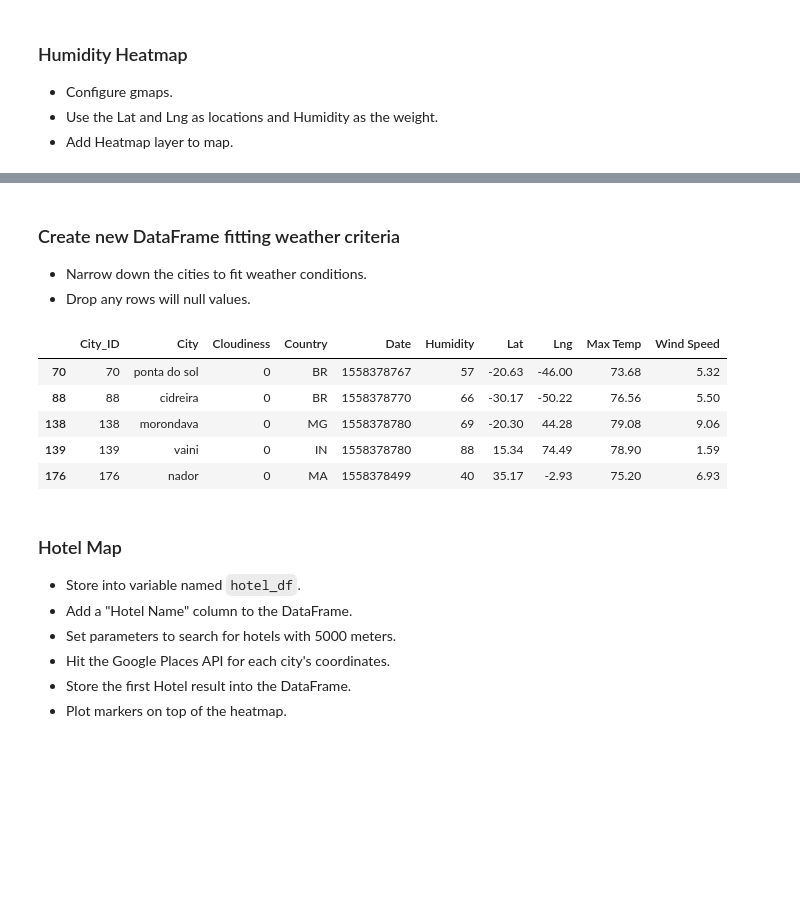
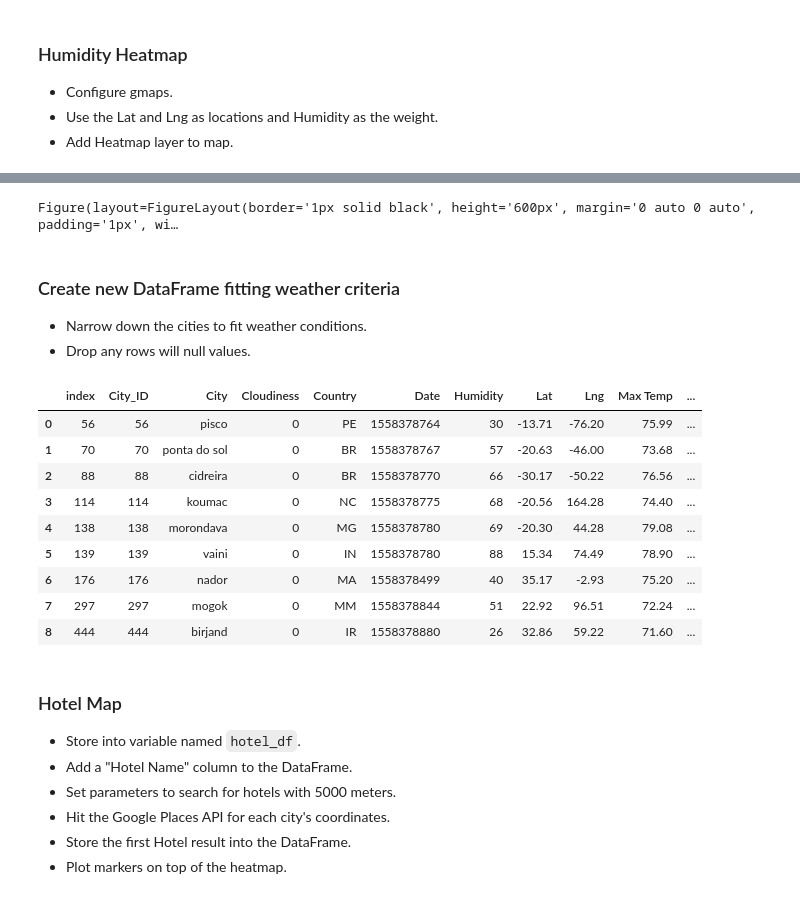
Before and after one commit to JohnGlendening/Python_API-Challenge, a Jupyter notebook: VacationPy/VacationPy.ipynb, the cells around one changed output, grey strips where cells are left out. Saved outputs shown, nothing was run; the diff lists cells and outputs as text; code cells hidden in the pictures; blank space fills up the shorter version.

```diff
--- a/VacationPy/VacationPy.ipynb
+++ b/VacationPy/VacationPy.ipynb
@@ -22,8 +22,8 @@ from api_keys import g_key
 ### Store Part I results into DataFrame
 * Load the csv exported in Part I to a DataFrame
 # %%
-cities_df = pd.read_csv('../output_data/cities.csv', index_col = False)
-cities_df
+cities_df = pd.read_csv('../output_data/cities.csv')
+cities_df.head()
 # %% [output]
 |  | City_ID | City | Cloudiness | Country | Date | Humidity | Lat | Lng | Max Temp | Wind Speed |
 | 0 | 0 | ostrovnoy | 2 | RU | 1558378754 | 72 | 68.05 | 39.51 | 37.50 | 7.16 |
@@ -64,23 +48,57 @@ fig
+# %%
+# Plot Heatmap
+figure_layout = {
+    'width': '900px',
+    'height': '600px',
+    'border': '1px solid black',
+    'padding': '1px',
+    'margin': '0 auto 0 auto'
+}
+
+# Use the gmaps.figure passing a zoom_level of 2 and a center point so the map displays properly at
+# a readable size
+fig = gmaps.figure(layout=figure_layout,zoom_level=2,center=(15,25))
+# Create heat layer
+heat_layer = gmaps.heatmap_layer(lat_lon, weights=humid,
+                                 dissipating=False, max_intensity=100,
+                                 point_radius=1.5)
+
+# Add heat layer
+fig.add_layer(heat_layer)
+
+# Display figure
+fig
+# %% [output]
+Figure(layout=FigureLayout(border='1px solid black', height='600px', margin='0 auto 0 auto', padding='1px', wi…
 # %% [markdown]
 ### Create new DataFrame fitting weather criteria
 * Narrow down the cities to fit weather conditions.
 * Drop any rows will null values.
 # %%
-# A max temperature lower than 80 degrees but higher than 74.
-# Wind speed less than 10 mph.
+# A max temperature lower than 80 degrees but higher than 70.
+# Wind speed less than 15 mph.
 # Zero cloudiness.
-address =  ['ponta do sol', 'cidreira', 'morondava']
-hotel_df = cities_df[(cities_df['Max Temp'] > 70) & (cities_df['Max Temp'] < 80)& (cities_df['Wind Speed'] < 10)& (cities_df['Cloudiness'] < 1)]
+crit_temperature = (cities_df['Max Temp'] > 70) & (cities_df['Max Temp'] < 80)
+crit_windSpeed = (cities_df['Wind Speed'] < 15)
+crit_cloudiness = (cities_df['Cloudiness'] == 0)
+final_criteria = crit_temperature & crit_windSpeed & crit_cloudiness
 
-hotel_clean_df = hotel_df.dropna()
-hotel_clean_df.head()
+# Use boolean indexing to filter the weather_df dataframe
+ideal_weather_df = cities_df[final_criteria]
+ideal_weather_df = ideal_weather_df.dropna()
+ideal_weather_df = ideal_weather_df.reset_index()
+ideal_weather_df.head(10)
 # %% [output]
-|  | City_ID | City | Cloudiness | Country | Date | Humidity | Lat | Lng | Max Temp | Wind Speed |
-| 70 | 70 | ponta do sol | 0 | BR | 1558378767 | 57 | -20.63 | -46.00 | 73.68 | 5.32 |
-| 88 | 88 | cidreira | 0 | BR | 1558378770 | 66 | -30.17 | -50.22 | 76.56 | 5.50 |
-| 138 | 138 | morondava | 0 | MG | 1558378780 | 69 | -20.30 | 44.28 | 79.08 | 9.06 |
-| 139 | 139 | vaini | 0 | IN | 1558378780 | 88 | 15.34 | 74.49 | 78.90 | 1.59 |
-| 176 | 176 | nador | 0 | MA | 1558378499 | 40 | 35.17 | -2.93 | 75.20 | 6.93 |
+|  | index | City_ID | City | Cloudiness | Country | Date | Humidity | Lat | Lng | Max Temp | ... |
+| 0 | 56 | 56 | pisco | 0 | PE | 1558378764 | 30 | -13.71 | -76.20 | 75.99 | ... |
+| 1 | 70 | 70 | ponta do sol | 0 | BR | 1558378767 | 57 | -20.63 | -46.00 | 73.68 | ... |
+| 2 | 88 | 88 | cidreira | 0 | BR | 1558378770 | 66 | -30.17 | -50.22 | 76.56 | ... |
+| 3 | 114 | 114 | koumac | 0 | NC | 1558378775 | 68 | -20.56 | 164.28 | 74.40 | ... |
+| 4 | 138 | 138 | morondava | 0 | MG | 1558378780 | 69 | -20.30 | 44.28 | 79.08 | ... |
+| 5 | 139 | 139 | vaini | 0 | IN | 1558378780 | 88 | 15.34 | 74.49 | 78.90 | ... |
+| 6 | 176 | 176 | nador | 0 | MA | 1558378499 | 40 | 35.17 | -2.93 | 75.20 | ... |
+| 7 | 297 | 297 | mogok | 0 | MM | 1558378844 | 51 | 22.92 | 96.51 | 72.24 | ... |
+| 8 | 444 | 444 | birjand | 0 | IR | 1558378880 | 26 | 32.86 | 59.22 | 71.60 | ... |
 # %% [markdown]
 ### Hotel Map
 * Store into variable named `hotel_df`.
```
Also changed, not shown: parts of 6 cells of this notebook, 3 other files.
